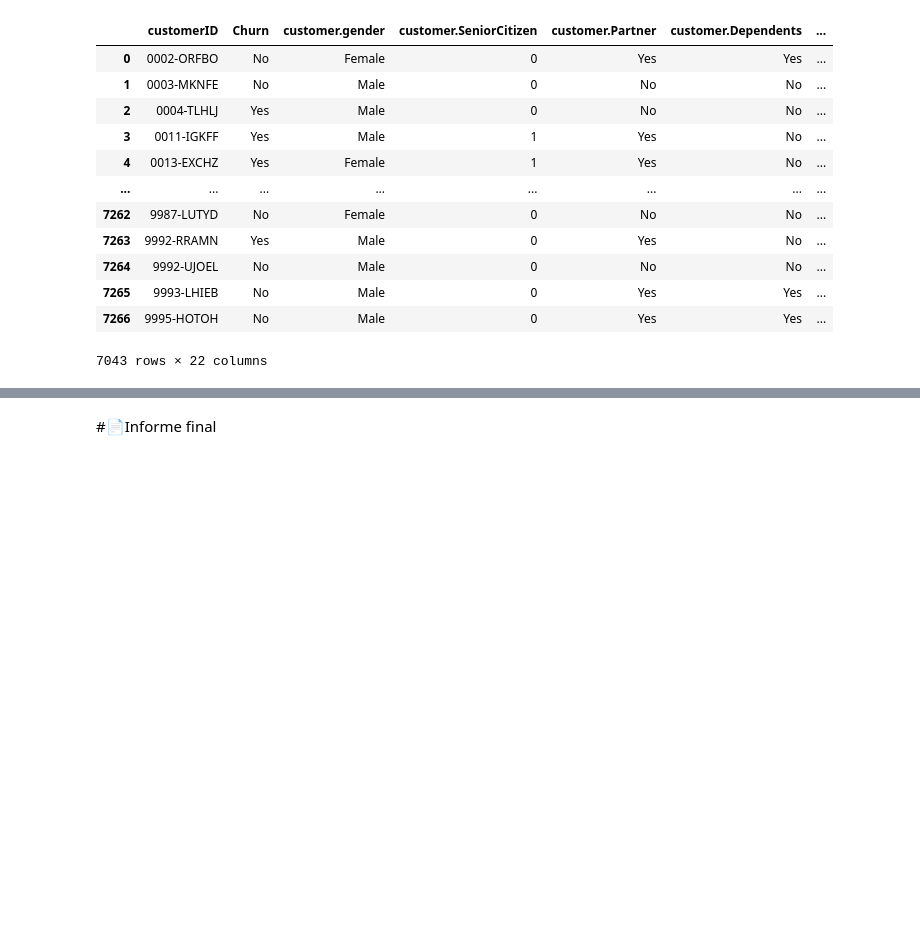
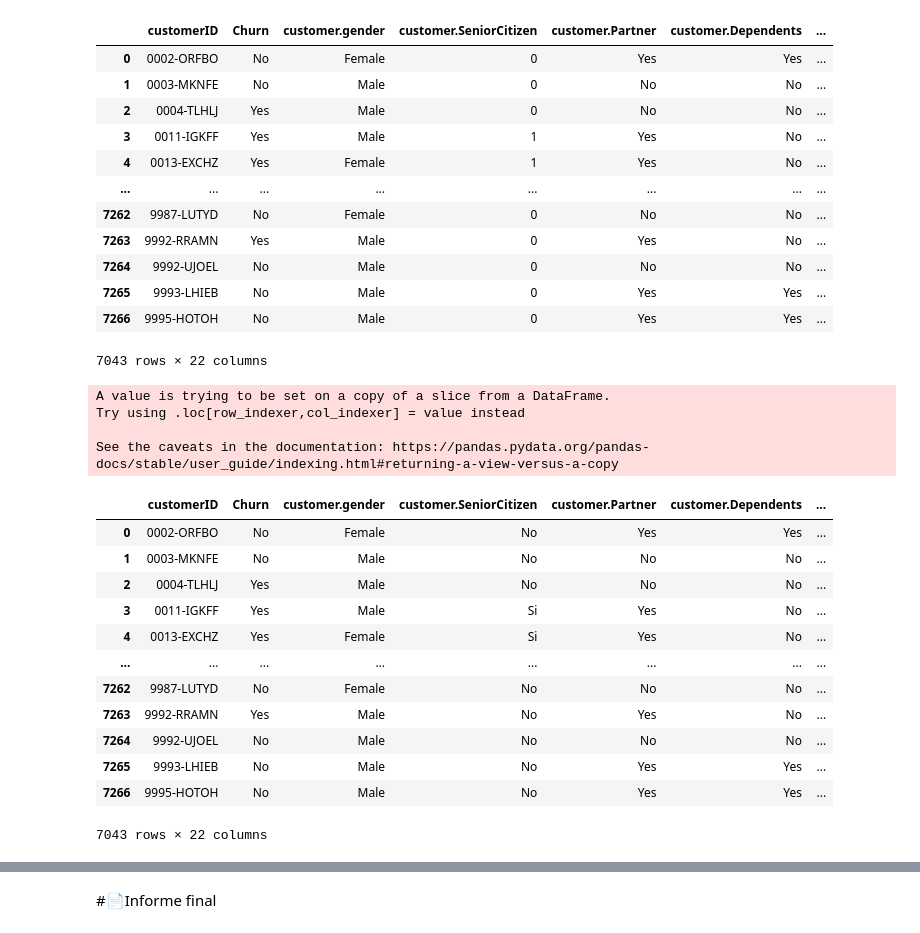
Before and after one commit to Alexsinator/Challenge_Telecom_X, a Jupyter notebook: TelecomX_LATAM.ipynb, the cells around one changed output, grey strips where cells are left out. Cells and saved outputs as stored; diff of their text form; code cells hidden in the pictures; blank space fills up the shorter version.

```diff
--- a/TelecomX_LATAM.ipynb
+++ b/TelecomX_LATAM.ipynb
@@ -270,6 +270,27 @@ df_plano
 | 7265 | 9993-LHIEB | No | Male | 0 | Yes | Yes | ... |
 | 7266 | 9995-HOTOH | No | Male | 0 | Yes | Yes | ... |
 7043 rows × 22 columns
+# %%
+df_plano['customer.SeniorCitizen'] = df_plano['customer.SeniorCitizen'].replace({0: 'No', 1: 'Si'})
+df_plano
+# %% [output]
+A value is trying to be set on a copy of a slice from a DataFrame.
+Try using .loc[row_indexer,col_indexer] = value instead
+
+See the caveats in the documentation: https://pandas.pydata.org/pandas-docs/stable/user_guide/indexing.html#returning-a-view-versus-a-copy
+|  | customerID | Churn | customer.gender | customer.SeniorCitizen | customer.Partner | customer.Dependents | ... |
+| 0 | 0002-ORFBO | No | Female | No | Yes | Yes | ... |
+| 1 | 0003-MKNFE | No | Male | No | No | No | ... |
+| 2 | 0004-TLHLJ | Yes | Male | No | No | No | ... |
+| 3 | 0011-IGKFF | Yes | Male | Si | Yes | No | ... |
+| 4 | 0013-EXCHZ | Yes | Female | Si | Yes | No | ... |
+| ... | ... | ... | ... | ... | ... | ... | ... |
+| 7262 | 9987-LUTYD | No | Female | No | No | No | ... |
+| 7263 | 9992-RRAMN | Yes | Male | No | Yes | No | ... |
+| 7264 | 9992-UJOEL | No | Male | No | No | No | ... |
+| 7265 | 9993-LHIEB | No | Male | No | Yes | Yes | ... |
+| 7266 | 9995-HOTOH | No | Male | No | Yes | Yes | ... |
+7043 rows × 22 columns
 # %%
 import plotly.express as px
 # %%
```
Also changed, not shown: parts of 1 cell of this notebook.
